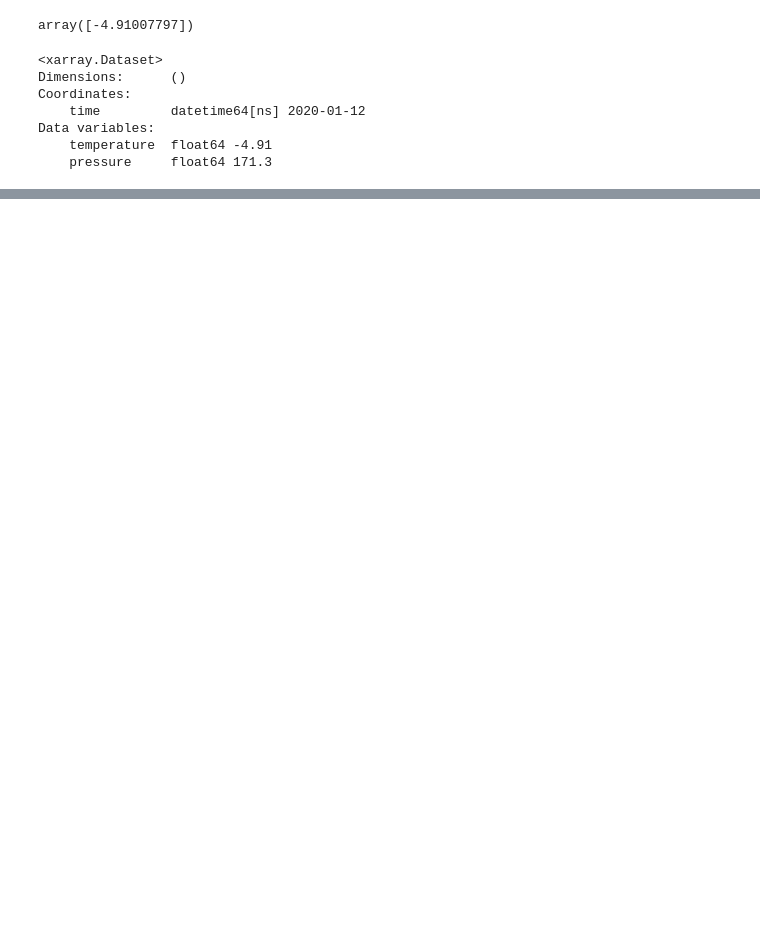
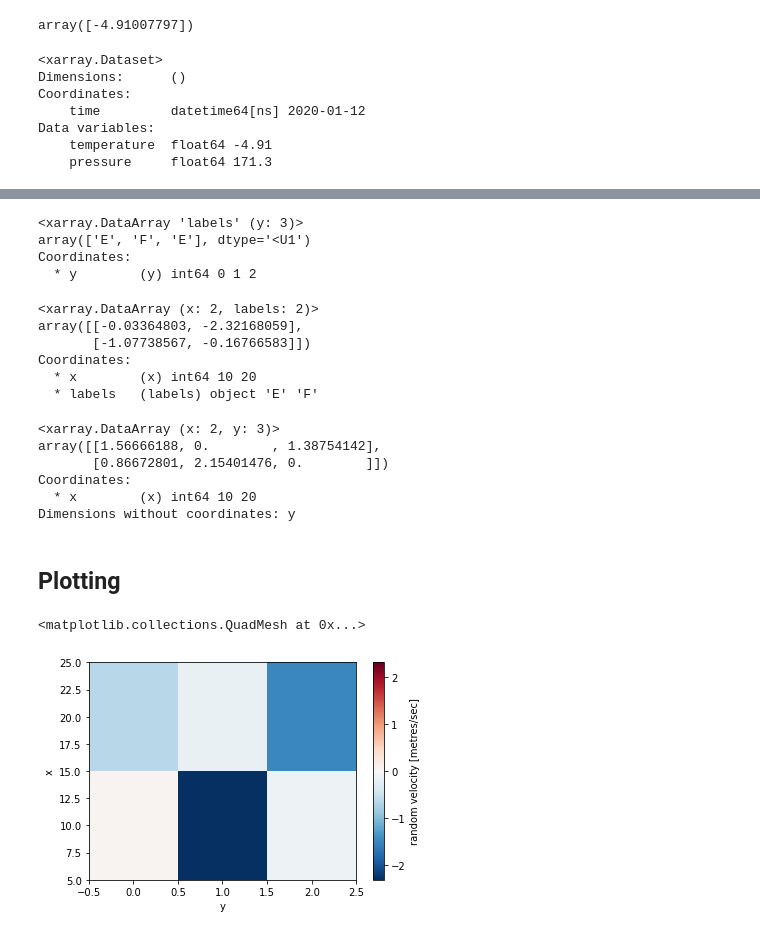
Before and after one commit to matthiaskoenig/itbtechtalks, a Jupyter notebook: talks/16_xarray/introduction.ipynb, the cells around one changed output, grey strips where cells are left out. Cells and saved outputs as stored; diff of their text form; code cells hidden in the pictures; blank space fills up the shorter version.

Commit message:
updated examples

```diff
--- a/talks/16_xarray/introduction.ipynb
+++ b/talks/16_xarray/introduction.ipynb
@@ -60,0 +74,3 @@ Data variables:
+# %%
+data = xr.DataArray(np.random.randn(2, 3), dims=("x", "y"), coords={"x": [10, 20]})
+data
@@ -63,3 +155,8 @@ Data variables:
 # %%
-## Wrap custom code for xarray
-Use `xarray.apply_ufunc` to wrap code for xarray
+data.attrs["long_name"] = "random velocity"
+data.attrs["units"] = "metres/sec"
+data.attrs["description"] = "A random variable created as an example."
+data.attrs["random_attribute"] = 123
+
+# you can add metadata to coordinates too
+data.x.attrs["units"] = "x units"
@@ -65,0 +284,33 @@ Use `xarray.apply_ufunc` to wrap code for xarray
+# %%
+labels = xr.DataArray(["E", "F", "E"], [data.coords["y"]], name="labels")
+labels
+# %% [output]
+<xarray.DataArray 'labels' (y: 3)>
+array(['E', 'F', 'E'], dtype='<U1')
+Coordinates:
+  * y        (y) int64 0 1 2
+# %%
+data.groupby(labels).mean("y")
+# %% [output]
+<xarray.DataArray (x: 2, labels: 2)>
+array([[-0.03364803, -2.32168059],
+       [-1.07738567, -0.16766583]])
+Coordinates:
+  * x        (x) int64 10 20
+  * labels   (labels) object 'E' 'F'
+# %%
+data.groupby(labels).map(lambda x: x - x.min())
+# %% [output]
+<xarray.DataArray (x: 2, y: 3)>
+array([[1.56666188, 0.        , 1.38754142],
+       [0.86672801, 2.15401476, 0.        ]])
+Coordinates:
+  * x        (x) int64 10 20
+Dimensions without coordinates: y
+# %% [markdown]
+## Plotting
+# %%
+data.plot()
+# %% [output]
+<matplotlib.collections.QuadMesh at 0x...>
+[figure, added]
```
Also changed, not shown: parts of 37 cells of this notebook, 1 other file.
